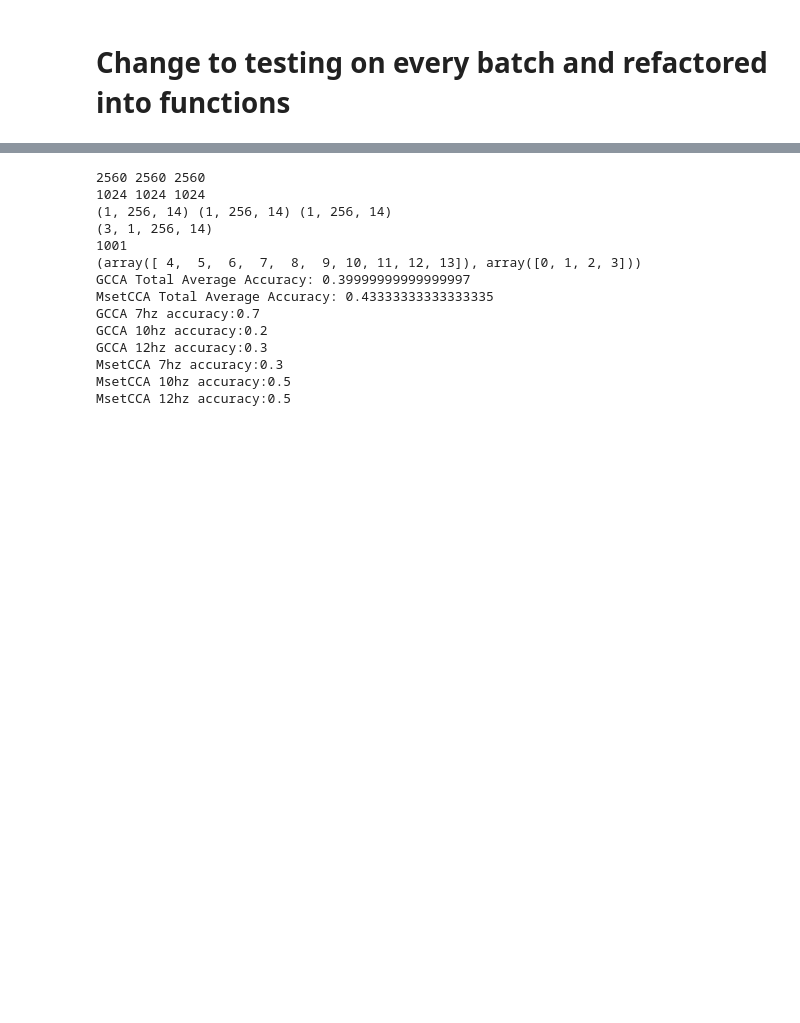
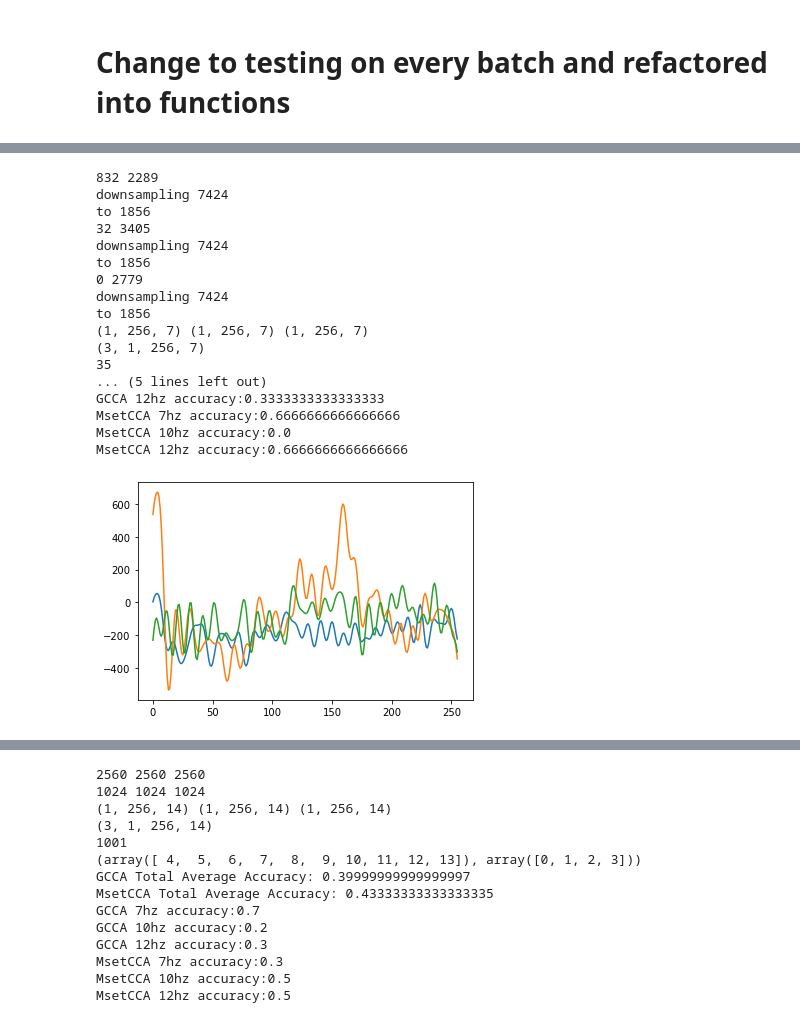
Before and after one commit to yagami009/ding, a Jupyter notebook: Testing.ipynb, the cells around one changed output, grey strips where cells are left out. Saved outputs shown, nothing was run; the diff lists cells and outputs as text; code cells hidden in the pictures; blank space fills up the shorter version.

```diff
--- a/Testing.ipynb
+++ b/Testing.ipynb
@@ -935,33 +1025,52 @@ else:
 freqs = [7,10,12]
 fs_synth = 256
 fs = int(fs_synth/ds)
-over_n_seconds = 1
+over_n_seconds = 4
 number_of_samples = fs*over_n_seconds
 number_of_train = 4
 removeDC = True
 applyFilter = True
 synth_power = 0
 synth_noise = 0
 
 data_file_7 = load_array_data(r"C:\Users\RISHI\Desktop\FYP\EEG-decoding\eeg_lib\log\Proper_Gain_255\7hz_2.txt")
 print(min(data_file_7),max(data_file_7))
 values_7 = prepare_data(data_file_7, 7, fs, fs_synth, number_of_samples, number_of_train, remove_DC=removeDC, apply_filter=applyFilter, downsample=downsample, ds_avg=ds, synth_power=synth_power, noise_power=synth_noise)
 
 data_file_10 = load_array_data(r"C:\Users\RISHI\Desktop\FYP\EEG-decoding\eeg_lib\log\Proper_Gain_255\10hz_2.txt")
 print(min(data_file_10),max(data_file_10))
 values_10 = prepare_data(data_file_10, 10, fs, fs_synth, number_of_samples, number_of_train, remove_DC=removeDC, apply_filter=applyFilter, downsample=downsample,ds_avg=ds, synth_power=synth_power, noise_power=synth_noise)
 
 data_file_12 = load_array_data(r"C:\Users\RISHI\Desktop\FYP\EEG-decoding\eeg_lib\log\Proper_Gain_255\12hz_2.txt")
 print(min(data_file_12),max(data_file_12))
 values_12 = prepare_data(data_file_12, 12, fs, fs_synth, number_of_samples, number_of_train, remove_DC=removeDC, apply_filter=applyFilter, downsample=downsample,ds_avg=ds, synth_power=synth_power, noise_power=synth_noise)
 
 print(values_12.shape, values_10.shape, values_7.shape)
 
 data_packed = np.array([values_7, values_10, values_12])
 
 print(data_packed.shape)
 
 train_test_idxs = generate_train_test_idxs(data_packed, number_of_train)
 print(len(train_test_idxs))
 print((train_test_idxs[0]))
 test_gcca_mset(data_packed, train_test_idxs, freqs, fs, number_of_samples, number_runs=1)
+# %% [output]
+832 2289
+downsampling 7424
+to 1856
+32 3405
+downsampling 7424
+to 1856
+0 2779
+downsampling 7424
+to 1856
+(1, 256, 7) (1, 256, 7) (1, 256, 7)
+(3, 1, 256, 7)
+35
+... (5 lines left out)
+GCCA 12hz accuracy:0.3333333333333333
+MsetCCA 7hz accuracy:0.6666666666666666
+MsetCCA 10hz accuracy:0.0
+MsetCCA 12hz accuracy:0.6666666666666666
+[figure, added]
```
Also changed, not shown: parts of 7 cells of this notebook, 2 other files.
